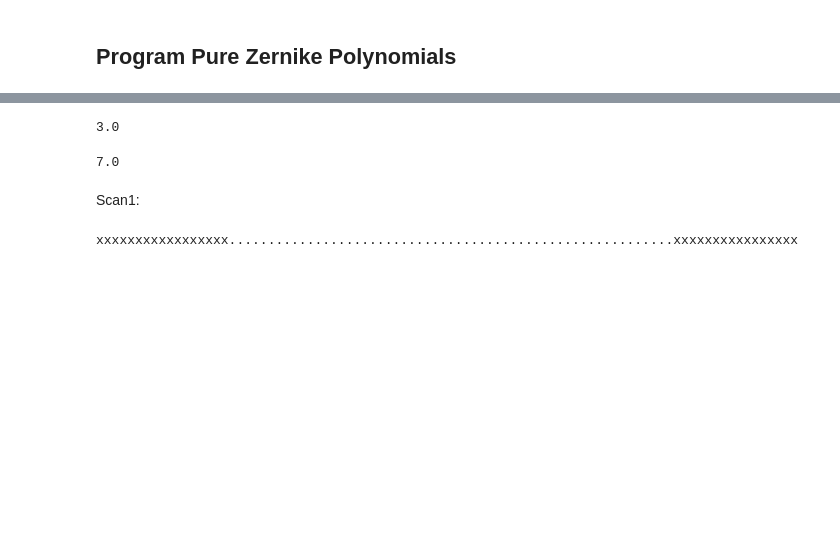
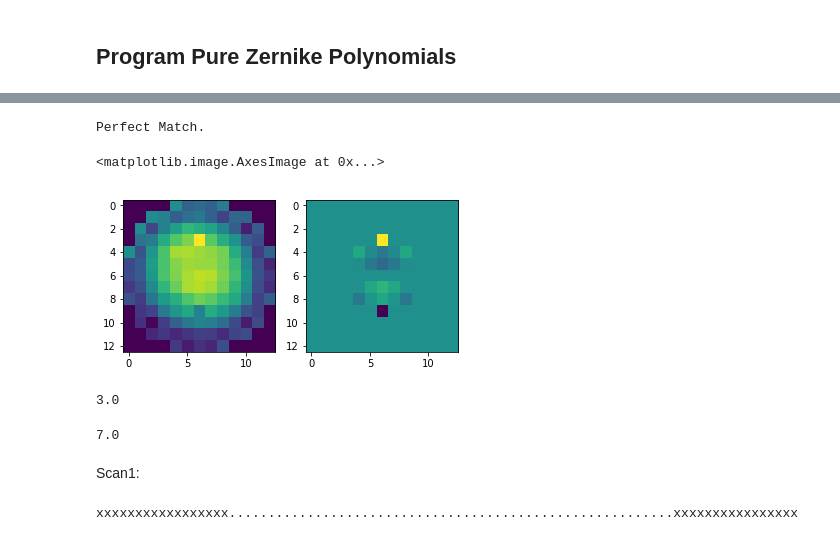
Before and after one commit to aquirdTurtle/Data-Analysis-Code, a Jupyter notebook: Chris_DM_Aberration_Control.ipynb, the cells around one changed output, grey strips where cells are left out. Saved outputs shown, nothing was run; the diff lists cells and outputs as text; code cells hidden in the pictures; blank space fills up the shorter version.

Commit message:
adding my dm profile creator file

```diff
--- a/Chris_DM_Aberration_Control.ipynb
+++ b/Chris_DM_Aberration_Control.ipynb
@@ -266,3 +298,11 @@ def DM_Lookup(argument):
 ## Program Pure Zernike Polynomials
 # %%
 import os
+# %%
+def readZernikeFile(file):
+    valArray = []
+    with open(file) as f:
+        lines = f.readlines()
+        for l in lines:
+            valArray.append(float(l))
+    return valArray
@@ -269,3 +316,28 @@ import os
+# %%
+def createZernikeArray(amplitudes, baselineFile):
+    vals = []
+    inc = 1/3
+    flatVoltage = np.linspace(0, 136, 137)
+    newVoltage = np.linspace(0, 136, 137)
+    sign=0
+    with open(baselineFile, newline='') as csvfile:
+        DM_Reader = csv.reader(csvfile, delimiter=' ', quotechar='|', quoting=csv.QUOTE_NONNUMERIC)
+        for i, row in enumerate(DM_Reader):
+            flatVoltage[i]=row[0]
+    for i in range(0,137):
+        sign=0
+        weightFactor = 1#np.exp(2*(DM_Lookup(i)[0]**2+DM_Lookup(i)[1]**2))
+        x,y = myDmLookup(i)
+        if (x**2+y**2)>1:
+            weightFactor =0# 0.000001
+        for j, amp in enumerate(amplitudes):
+            m,n = fromNoll(j)
+            sign += amp*zernike(m,n,x,y)
+        volt = (-1 if sign <= 0 else 1)*sign**2*weightFactor+flatVoltage[i]
+        if not (0 < volt < 1):
+            print('Voltage out of range! Actuator: ', i,', Value:',volt)
+        vals.append(volt)
+    return vals
 # %%
 def programPureZernike(amplitudes,file1,file2):
     vals = []
@@ -326,0 +395,2 @@ programPureZernike(currentAmps,'27CW012#060_CLOSED_LOOP_COMMANDS.txt','coma_test
+# %%
+vals_base = createZernikeArray(np.zeros(45), 'DM_Profiles/25CW012#060_CLOSED_LOOP_COMMANDS.txt')
@@ -327,3 +402,24 @@ programPureZernike(currentAmps,'27CW012#060_CLOSED_LOOP_COMMANDS.txt','coma_test
+# %%
+vals_new = readZernikeFile('Dm_Profiles/New_Coma.txt')
+# %%
+clean = True
+for i, (vn, vo) in enumerate(zip (vals_old, vals_new)):
+    t = abs(vn - vo)
+    if t > 1e-9:
+        clean = False
+        print(i, vn, vo, t)
+if clean:
+    print('Perfect Match.')
+# %% [output]
+Perfect Match.
+# %%
+f, ax = plt.subplots(1,2)
+ax[0].imshow(makeIm(vals_new))
+ax[1].imshow(makeIm(vals_new)-makeIm(vals_base))
+#colorbar()
+# %% [output]
+<matplotlib.image.AxesImage at 0x...>
+[figure, added]
 # %%
 singleIndex(2,-2)
 # %% [output]
```
Also changed, not shown: parts of 20 cells of this notebook, 1 other file.
